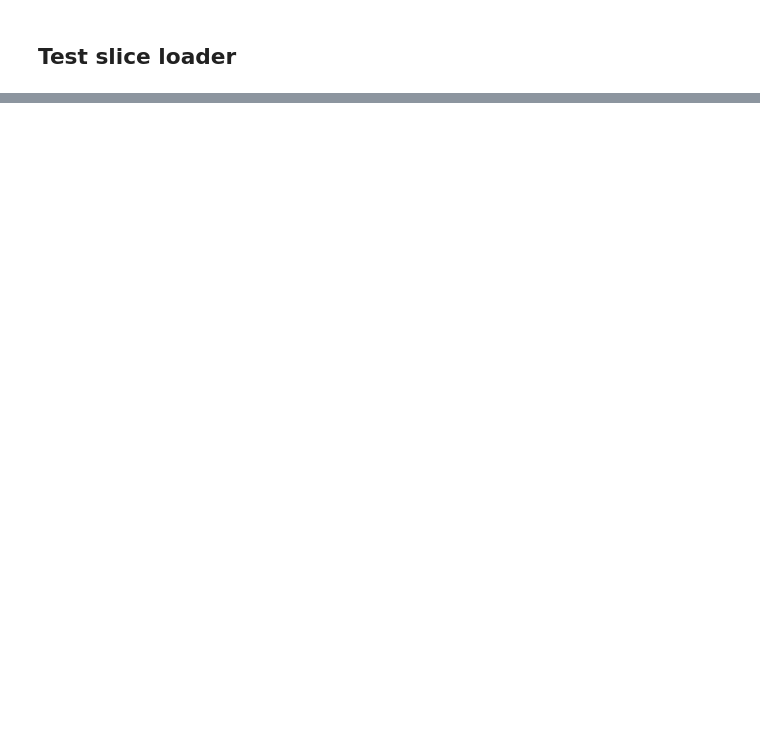
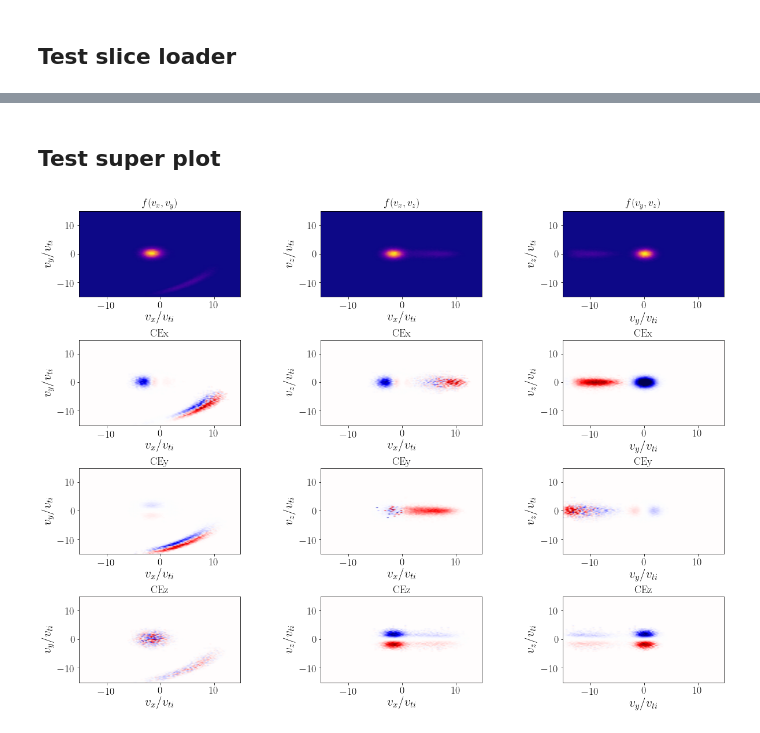
Before and after one commit to collinrbr/FPCAnalysis, a Jupyter notebook: dHybridR.ipynb, the cells around one changed output, grey strips where cells are left out. Saved outputs shown, nothing was run; the diff lists cells and outputs as text; code cells hidden in the pictures; blank space fills up the shorter version.

Commit message:
v1 of threevel. Can make 4*3 superplots (no gif yet)

```diff
--- a/dHybridR.ipynb
+++ b/dHybridR.ipynb
@@ -474,0 +350,37 @@ NameError: name '_x1temp' is not defined
+# %% [markdown]
+## Test super plot
+# %%
+x1 = 28.
+x2 = 29.
+y1 = 0.
+y2 = 1.
+z1 = 0.
+z2 = 1.
+vmax = 15.
+dv = .25
+
+vx, vy, vz, totalPtcl, totalFieldpts, Hist, CEx = af.compute_hist_and_cor(vmax, dv, x1, x2, y1, y2, z1, z2, dparticles3veltest, dfields, vshock, 'ex', 'x')
+vx, vy, vz, totalPtcl, totalFieldpts, Hist, CEy = af.compute_hist_and_cor(vmax, dv, x1, x2, y1, y2, z1, z2, dparticles3veltest, dfields, vshock, 'ey', 'y')
+vx, vy, vz, totalPtcl, totalFieldpts, Hist, CEz = af.compute_hist_and_cor(vmax, dv, x1, x2, y1, y2, z1, z2, dparticles3veltest, dfields, vshock, 'ez', 'z')
+# %%
+#Project onto correct axes
+H_xy = af.threeHistToTwoHist(Hist,'xy')
+H_xz = af.threeHistToTwoHist(Hist,'xz')
+H_yz = af.threeHistToTwoHist(Hist,'yz')
+CEx_xy = af.threeCorToTwoCor(CEx,'xy')
+CEx_xz = af.threeCorToTwoCor(CEx,'xz')
+CEx_yz = af.threeCorToTwoCor(CEx,'yz')
+CEy_xy = af.threeCorToTwoCor(CEy,'xy')
+CEy_xz = af.threeCorToTwoCor(CEy,'xz')
+CEy_yz = af.threeCorToTwoCor(CEy,'yz')
+CEz_xy = af.threeCorToTwoCor(CEz,'xy')
+CEz_xz = af.threeCorToTwoCor(CEz,'xz')
+CEz_yz = af.threeCorToTwoCor(CEz,'yz')
+# %%
+pf.plot_cor_and_dist_supergrid(vx, vy, vz, vmax,
+                                H_xy, H_xz, H_yz,
+                                CEx_xy,CEx_xz, CEx_yz,
+                                CEy_xy,CEy_xz, CEy_yz,
+                                CEz_xy,CEz_xz, CEz_yz)
+# %% [output]
+[figure, added]
```
Also changed, not shown: parts of 32 cells of this notebook, 4 other files.
